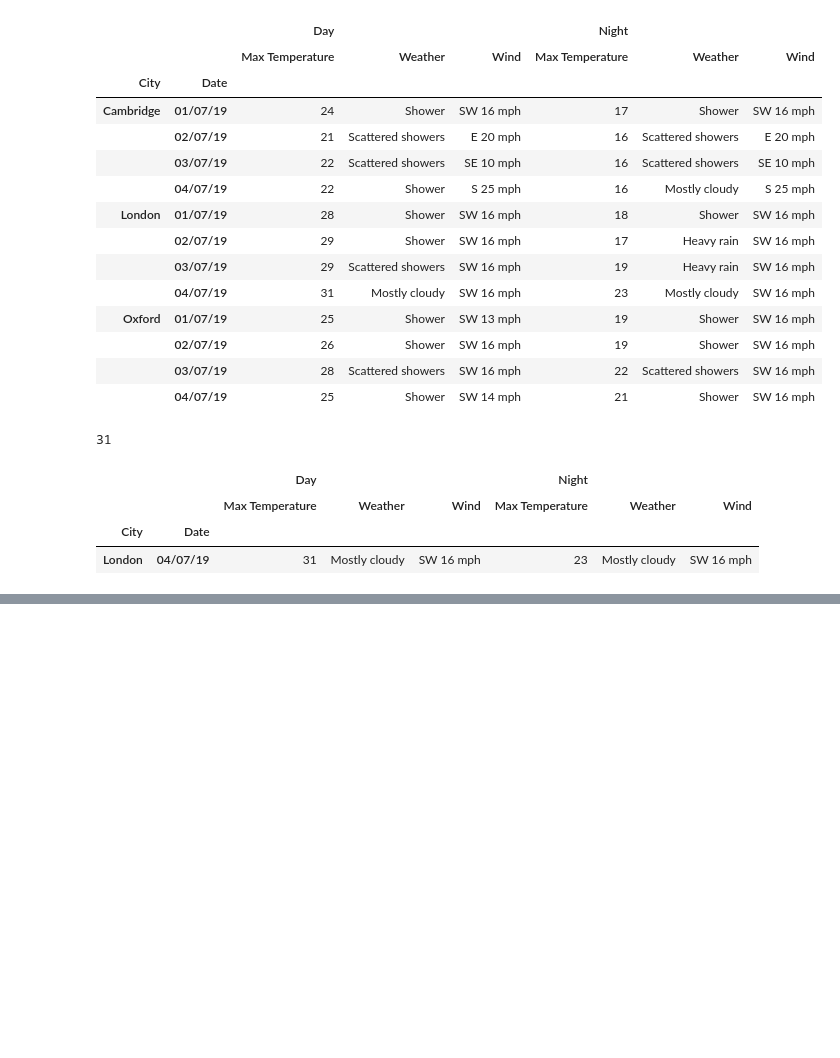
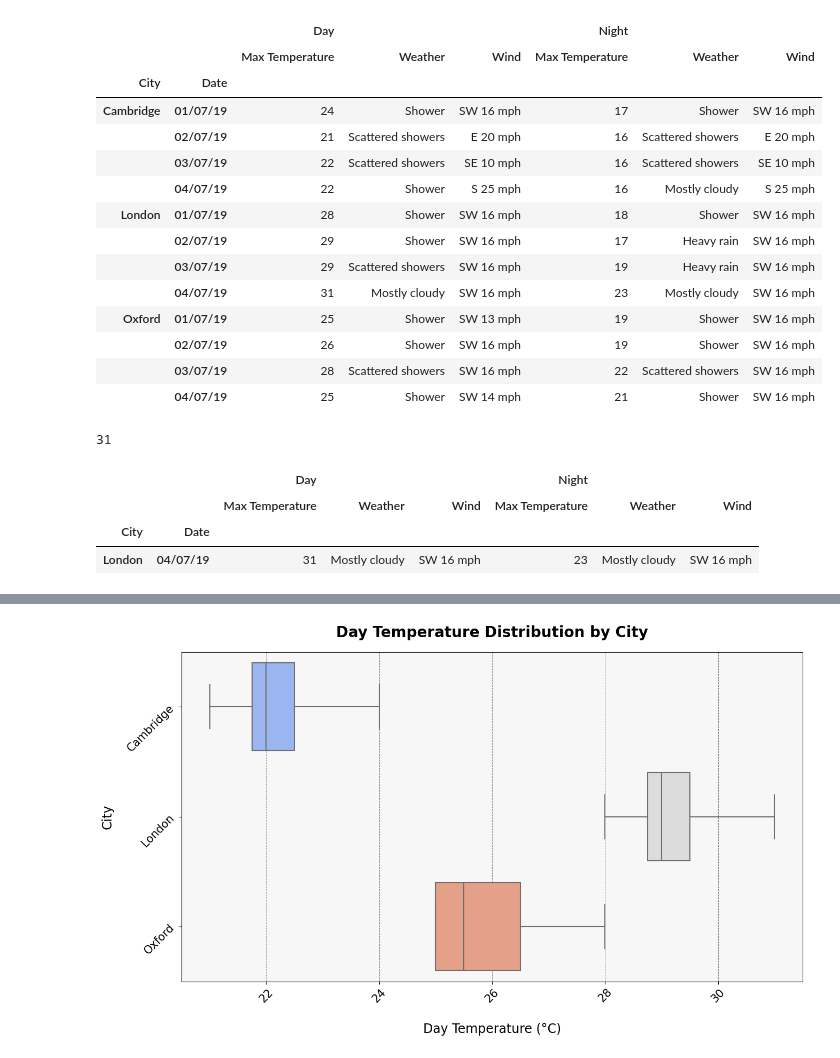
Before and after one commit to tdm09/Apuntes2039, a Jupyter notebook: 041_multiindex_selection.ipynb, the cells around one changed output, grey strips where cells are left out. Cells and saved outputs as stored; diff of their text form; code cells hidden in the pictures; blank space fills up the shorter version.

```diff
--- a/041_multiindex_selection.ipynb
+++ b/041_multiindex_selection.ipynb
@@ -795,0 +829,29 @@ plt.show()
+# %%
+plt.figure(figsize=(15, 8))
+
+
+b = sns.boxplot(
+    x=day_temp,
+    y=ndf['City'],
+    whis=(0, 100),
+    hue = ndf['City'],
+    palette="coolwarm",  # Use a visually appealing color palette
+    linewidth=1.5,  # Make the box edges slightly thicker for clarity
+)
+
+
+b.set_xlabel('Day Temperature (°C)', fontsize=17, labelpad=25)
+b.set_ylabel('City', fontsize=17, labelpad=15)
+b.set_title("Day Temperature Distribution by City", fontsize=20, fontweight='bold', pad=20)
+
+
+b.tick_params(labelsize=15, rotation=45)
+
+
+b.grid(True, which='major', axis='x', linestyle='--', linewidth=0.7, color='grey')
+
+plt.gca().set_facecolor('#f7f7f7') # Adding subtle background color for better contrast
+
+plt.show()
+# %% [output]
+[figure, added]
```
Also changed, not shown: parts of 16 cells of this notebook.
